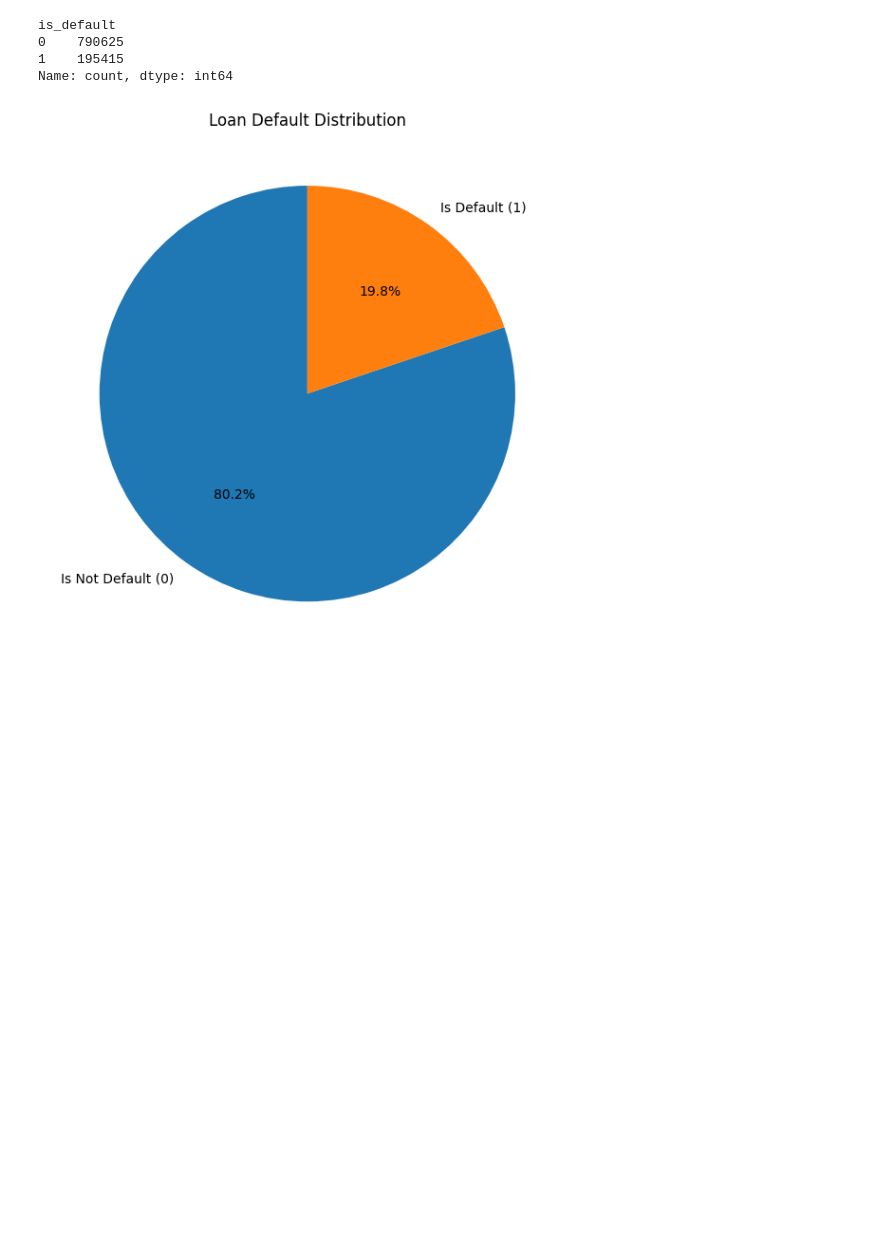
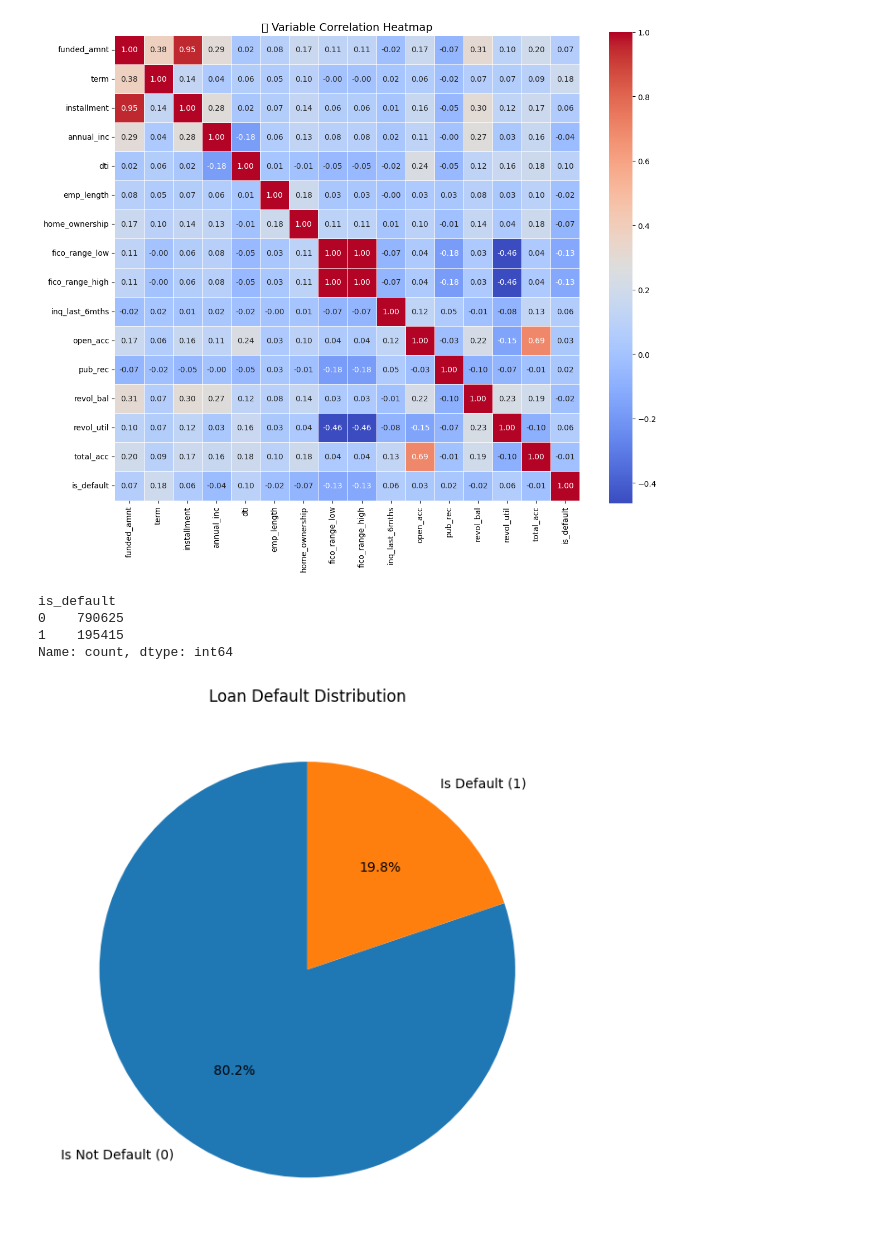
Before and after one commit to shawnjohn23/loan-risk-modeling, a Jupyter notebook: Resampling.ipynb, the cells around one changed output. Cells and saved outputs as stored; diff of their text form; code cells hidden in the pictures; blank space fills up the shorter version.

```diff
--- a/Resampling.ipynb
+++ b/Resampling.ipynb
@@ -27,0 +28,18 @@ data
+# %%
+import seaborn as sns
+import matplotlib.pyplot as plt
+
+# Compute the correlation matrix
+corr_matrix = data.corr()
+
+# Set up the matplotlib figure
+plt.figure(figsize=(12, 10))
+
+# Draw the heatmap with the mask and correct aspect ratio
+sns.heatmap(corr_matrix, annot=True, fmt=".2f", cmap="coolwarm", square=True, linewidths=0.5)
+
+plt.title("🔗 Variable Correlation Heatmap", fontsize=14)
+plt.tight_layout()
+plt.show()
+# %% [output]
+[figure, added]
```
Also changed, not shown: parts of 21 cells of this notebook, 7 other files.
